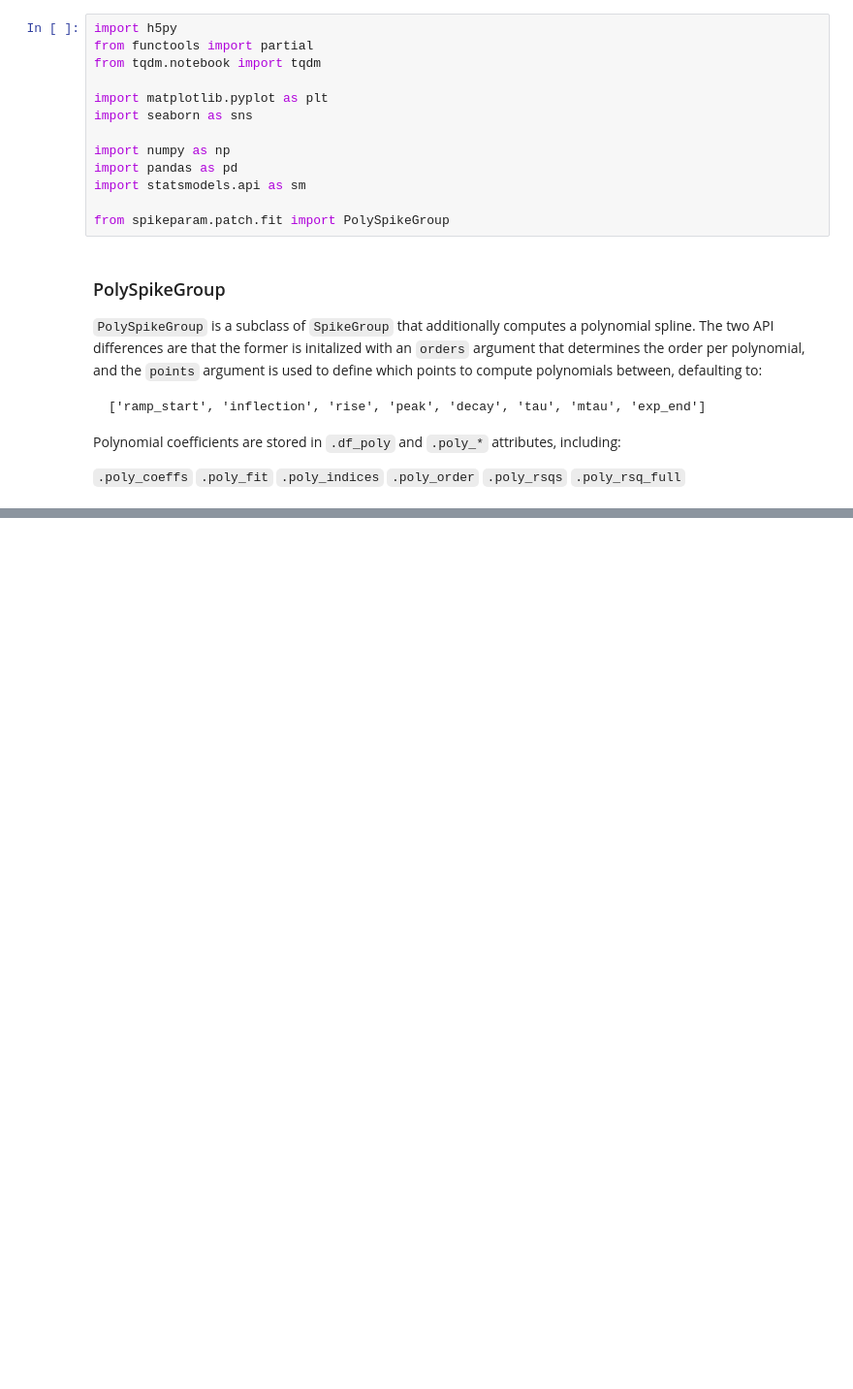
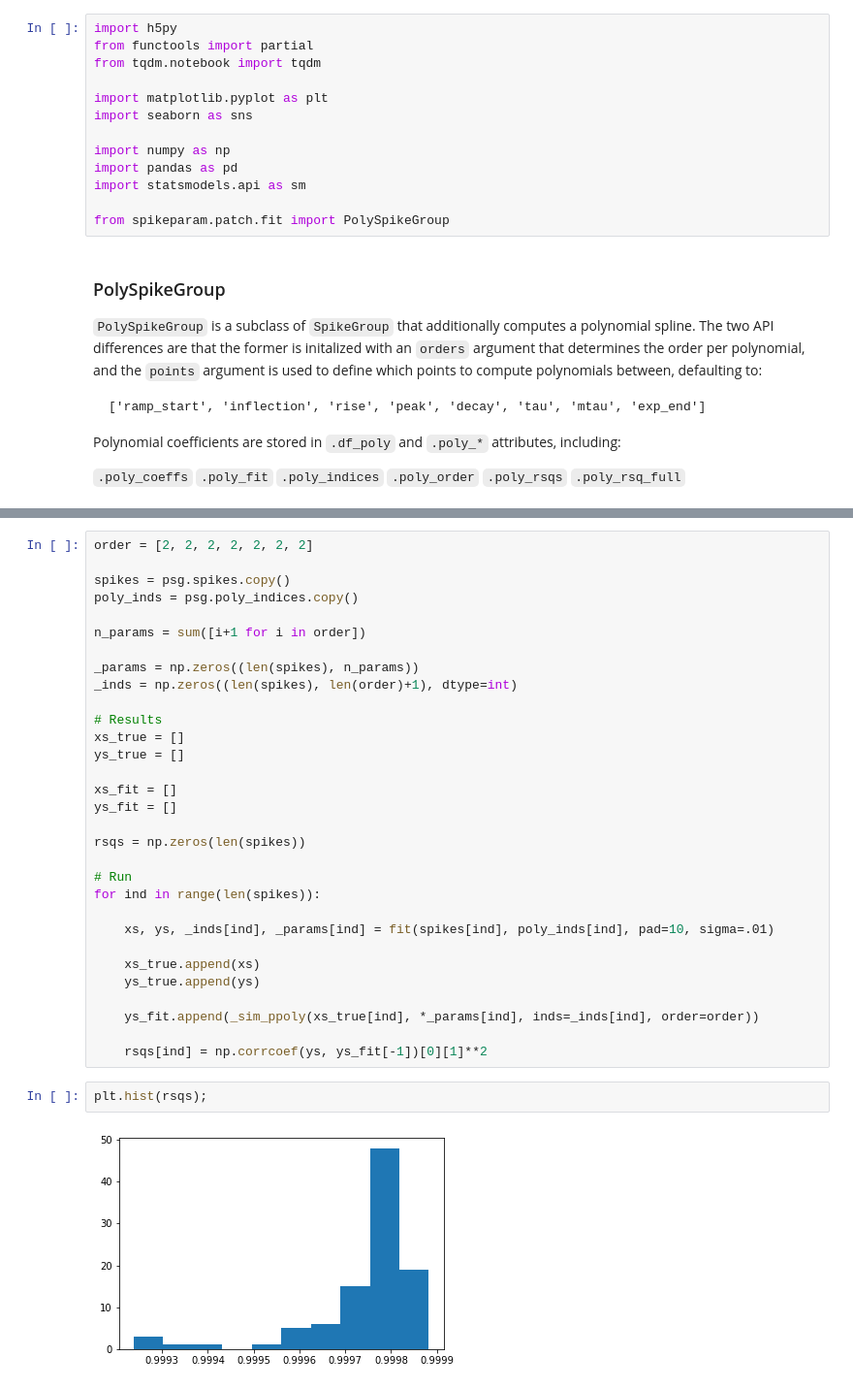
Before and after one commit to voytekresearch/spikewise, a Jupyter notebook: notebooks/PolySpikeGroup.ipynb, the cells around one changed output, grey strips where cells are left out. Shown at 97% size. Drawn from its saved outputs; the diff is of its cells as text; blank space fills up the shorter version.

```diff
--- a/notebooks/PolySpikeGroup.ipynb
+++ b/notebooks/PolySpikeGroup.ipynb
@@ -134,0 +124,35 @@ Text(0.5, 1.0, 'Simulated Spikes')
+# %%
+order = [2, 2, 2, 2, 2, 2, 2]
+
+spikes = psg.spikes.copy()
+poly_inds = psg.poly_indices.copy()
+
+n_params = sum([i+1 for i in order])
+
+_params = np.zeros((len(spikes), n_params))
+_inds = np.zeros((len(spikes), len(order)+1), dtype=int)
+
+# Results
+xs_true = []
+ys_true = []
+
+xs_fit = []
+ys_fit = []
+
+rsqs = np.zeros(len(spikes))
+
+# Run
+for ind in range(len(spikes)):
+
+    xs, ys, _inds[ind], _params[ind] = fit(spikes[ind], poly_inds[ind], pad=10, sigma=.01)
+
+    xs_true.append(xs)
+    ys_true.append(ys)
+
+    ys_fit.append(_sim_ppoly(xs_true[ind], *_params[ind], inds=_inds[ind], order=order))
+
+    rsqs[ind] = np.corrcoef(ys, ys_fit[-1])[0][1]**2
+# %%
+plt.hist(rsqs);
+# %% [output]
+[figure, added]
```
Also changed, not shown: parts of 10 cells of this notebook, 1 other file.
